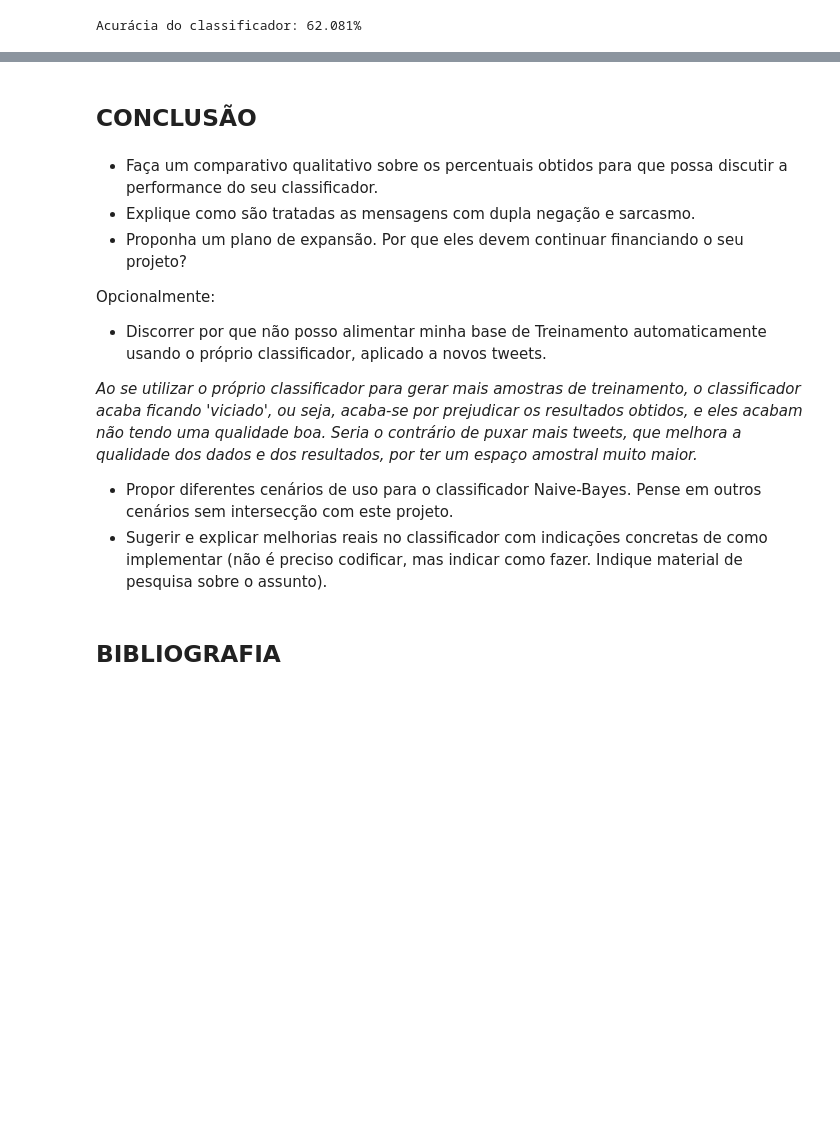
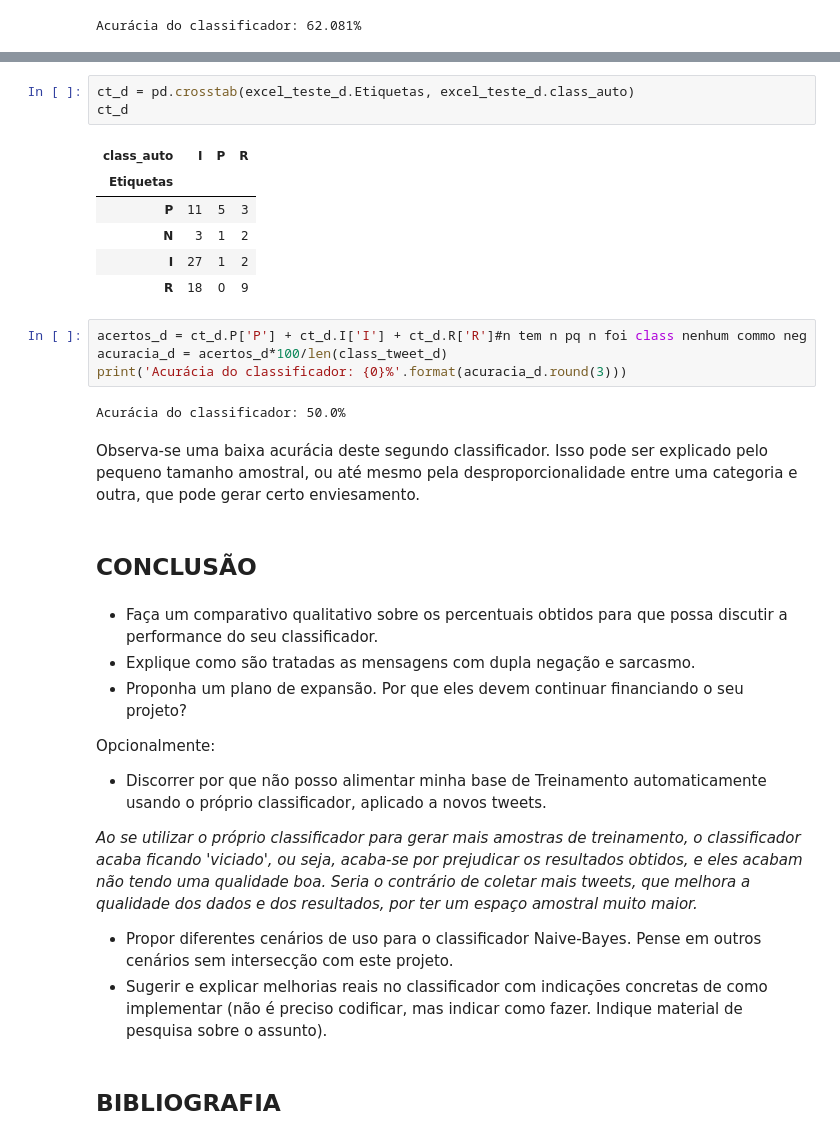
Before and after one commit to beatrizcf2/P1_Cdados_BW, a Jupyter notebook: Projeto 1 - Joker.ipynb, the cells around one changed output, grey strips where cells are left out. Drawn from its saved outputs; the diff is of its cells as text; blank space fills up the shorter version.

```diff
--- a/Projeto 1 - Joker.ipynb
+++ b/Projeto 1 - Joker.ipynb
@@ -488,3 +495,21 @@ probTweetDadoR, probRDadoTweet = calcula_prob('R',excel_teste,excel)
+# %%
+ct_d = pd.crosstab(excel_teste_d.Etiquetas, excel_teste_d.class_auto)
+ct_d
+# %% [output]
+| class_auto | I | P | R |
+| Etiquetas |  |  |  |
+| P | 11 | 5 | 3 |
+| N | 3 | 1 | 2 |
+| I | 27 | 1 | 2 |
+| R | 18 | 0 | 9 |
+# %%
+acertos_d = ct_d.P['P'] + ct_d.I['I'] + ct_d.R['R']#n tem n pq n foi class nenhum commo neg
+acuracia_d = acertos_d*100/len(class_tweet_d)
+print('Acurácia do classificador: {0}%'.format(acuracia_d.round(3)))
+# %% [output]
+Acurácia do classificador: 50.0%
+# %% [markdown]
+Observa-se uma baixa acurácia deste segundo classificador. Isso pode ser explicado pelo pequeno tamanho amostral, ou até mesmo pela desproporcionalidade entre uma categoria e outra, que pode gerar certo enviesamento.
 # %% [markdown]
 ## CONCLUSÃO
 # %% [markdown]
@@ -499,7 +524,7 @@ Opcionalmente:
 
 *Ao se utilizar o próprio classificador para gerar mais amostras de treinamento, o classificador acaba ficando
 'viciado', ou seja, acaba-se por prejudicar os resultados obtidos, e eles acabam não tendo uma qualidade boa.
-Seria o contrário de puxar mais tweets, que melhora a qualidade dos dados e dos resultados, por ter um espaço
+Seria o contrário de coletar mais tweets, que melhora a qualidade dos dados e dos resultados, por ter um espaço
 amostral muito maior.*
 
 
```
Also changed, not shown: parts of 31 cells of this notebook, 1 other file.
